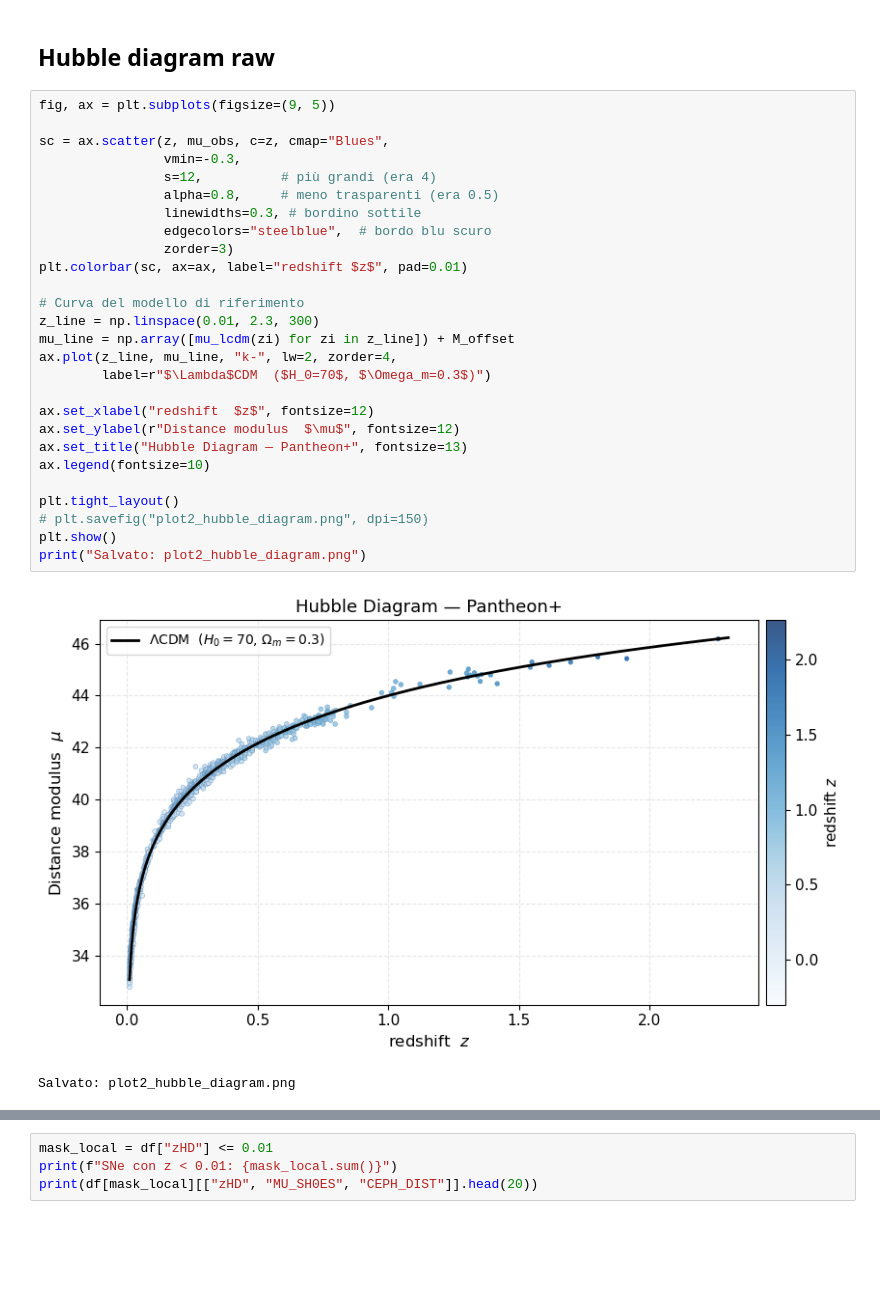
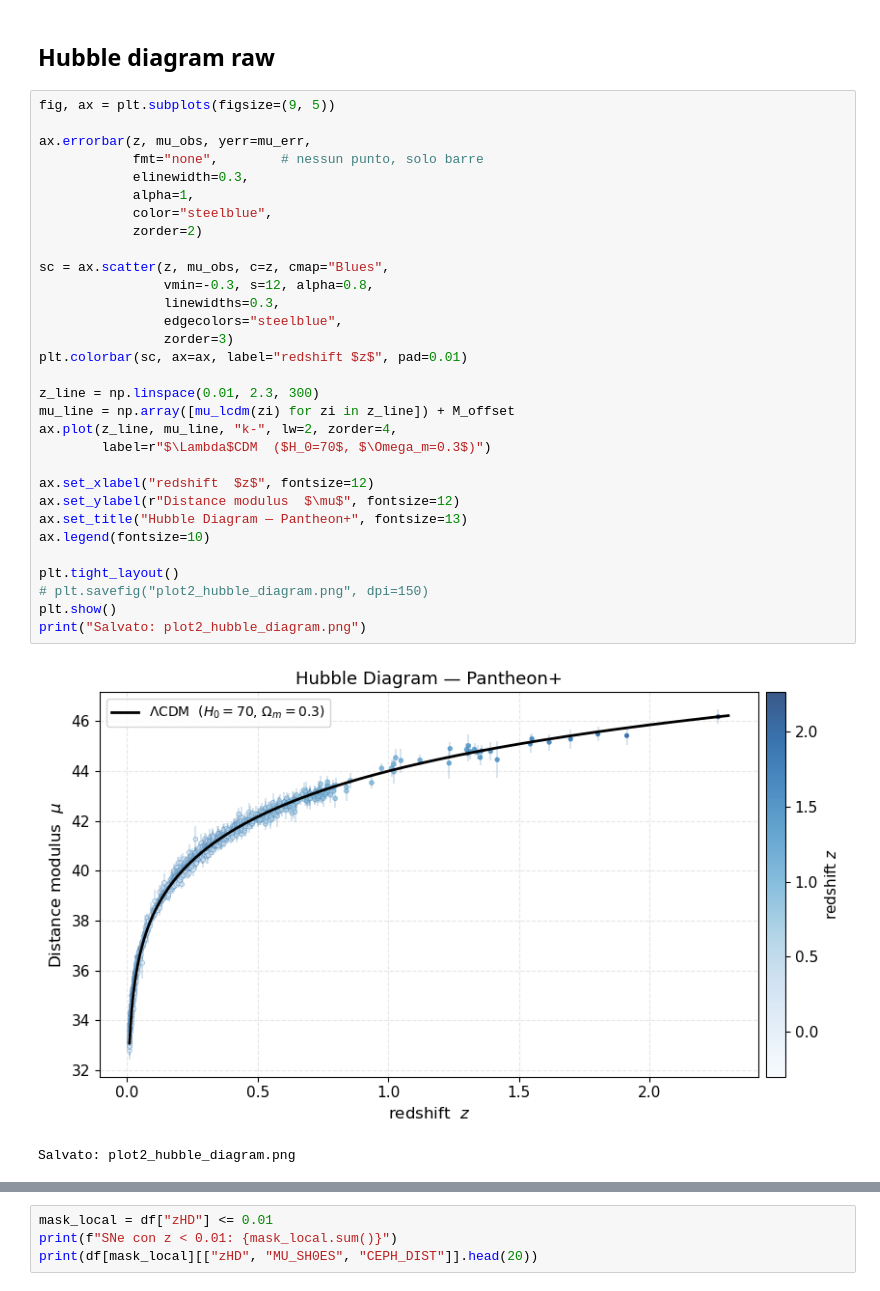
Before and after one commit to PietroCappelli/MCMC_cosmology, a Jupyter notebook: dataset.ipynb, the cells around one changed output, grey strips where cells are left out. Drawn from its saved outputs; the diff is of its cells as text; blank space fills up the shorter version.

```diff
--- a/dataset.ipynb
+++ b/dataset.ipynb
@@ -161,32 +147,36 @@ Salvato: plot1_redshift_distribution.png
 # %%
 fig, ax = plt.subplots(figsize=(9, 5))
 
+ax.errorbar(z, mu_obs, yerr=mu_err,
+            fmt="none",        # nessun punto, solo barre
+            elinewidth=0.3,
+            alpha=1,
+            color="steelblue",
+            zorder=2)
+
 sc = ax.scatter(z, mu_obs, c=z, cmap="Blues",
-                vmin=-0.3,
-                s=12,          # più grandi (era 4)
-                alpha=0.8,     # meno trasparenti (era 0.5)
-                linewidths=0.3, # bordino sottile
-                edgecolors="steelblue",  # bordo blu scuro
+                vmin=-0.3, s=12, alpha=0.8,
+                linewidths=0.3,
+                edgecolors="steelblue",
                 zorder=3)
 plt.colorbar(sc, ax=ax, label="redshift $z$", pad=0.01)
 
-# Curva del modello di riferimento
 z_line = np.linspace(0.01, 2.3, 300)
 mu_line = np.array([mu_lcdm(zi) for zi in z_line]) + M_offset
 ax.plot(z_line, mu_line, "k-", lw=2, zorder=4,
         label=r"$\Lambda$CDM  ($H_0=70$, $\Omega_m=0.3$)")
 
 ax.set_xlabel("redshift  $z$", fontsize=12)
 ax.set_ylabel(r"Distance modulus  $\mu$", fontsize=12)
 ax.set_title("Hubble Diagram — Pantheon+", fontsize=13)
 ax.legend(fontsize=10)
 
 plt.tight_layout()
 # plt.savefig("plot2_hubble_diagram.png", dpi=150)
 plt.show()
 print("Salvato: plot2_hubble_diagram.png")
 # %% [output]
-[figure, old version]
+[figure, new version]
 Salvato: plot2_hubble_diagram.png
 # %%
 fig, (ax1, ax2) = plt.subplots(1, 2, figsize=(12, 4),
```
Also changed, not shown: parts of 14 cells of this notebook, 3 other files.
